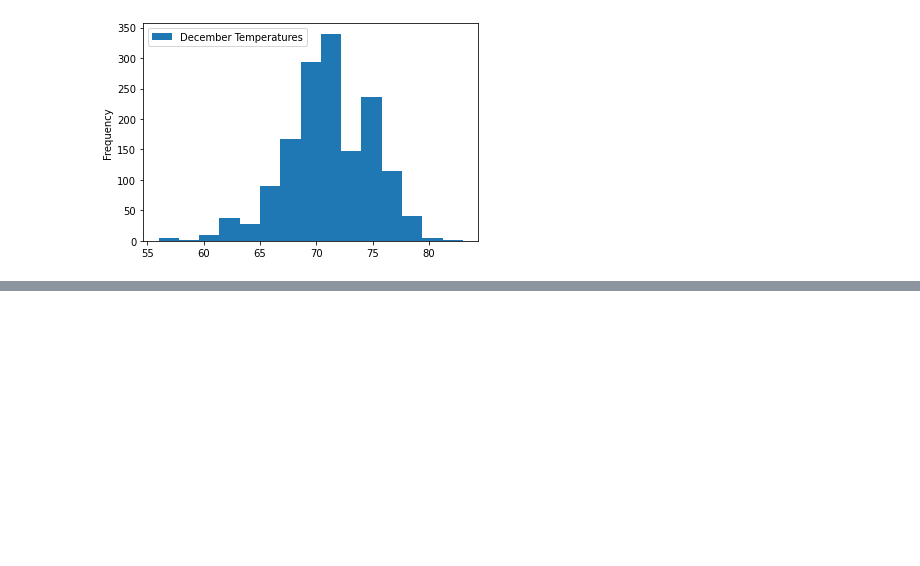
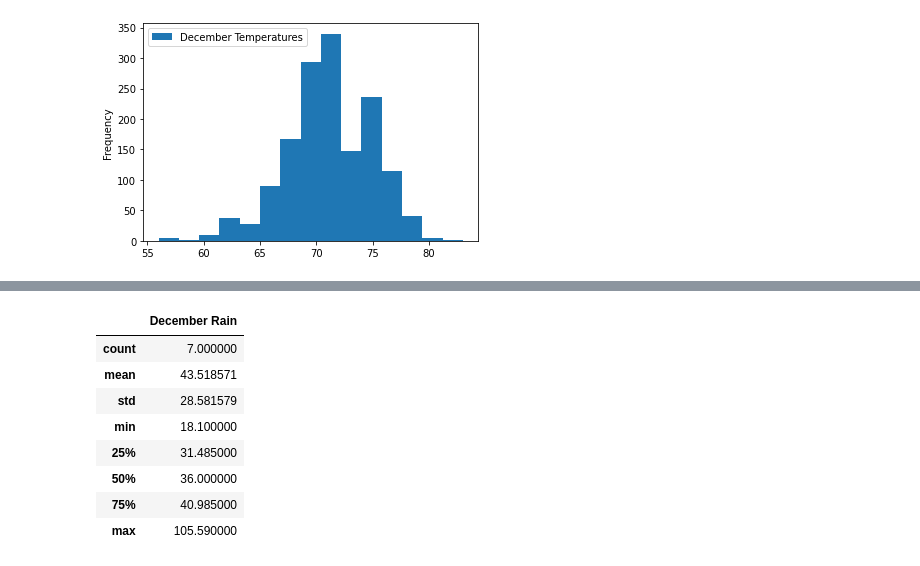
Before and after one commit to jrpillai/surfs_up, a Jupyter notebook: SurfsUp_Challenge.ipynb, the cells around one changed output, grey strips where cells are left out. Cells and saved outputs as stored; diff of their text form; code cells hidden in the pictures; blank space fills up the shorter version.

```diff
--- a/SurfsUp_Challenge.ipynb
+++ b/SurfsUp_Challenge.ipynb
@@ -126,0 +165,21 @@ plt.savefig('dec_hist.png')
+# %%
+# Yearly rain in december
+prcp_dec_1 = session.query(Measurement.prcp, Measurement.date).filter(extract('month', Measurement.date)=='12').all()
+prcp_dec_1_df = pd.DataFrame(prcp_dec_1, columns=['December Rain', 'Date'])
+df = prcp_dec_1_df['Date'].str.split('-', expand=True)
+df1 = df.iloc[:,0]
+
+merged = prcp_dec_1_df.join(df1)
+merged.columns.values[2] = 'Year'
+annual_rain_dec = merged.groupby('Year').sum()
+annual_rain_dec.describe()
+# %% [output]
+|  | December Rain |
+| count | 7.000000 |
+| mean | 43.518571 |
+| std | 28.581579 |
+| min | 18.100000 |
+| 25% | 31.485000 |
+| 50% | 36.000000 |
+| 75% | 40.985000 |
+| max | 105.590000 |
```
Also changed, not shown: parts of 8 cells of this notebook, 5 other files.
